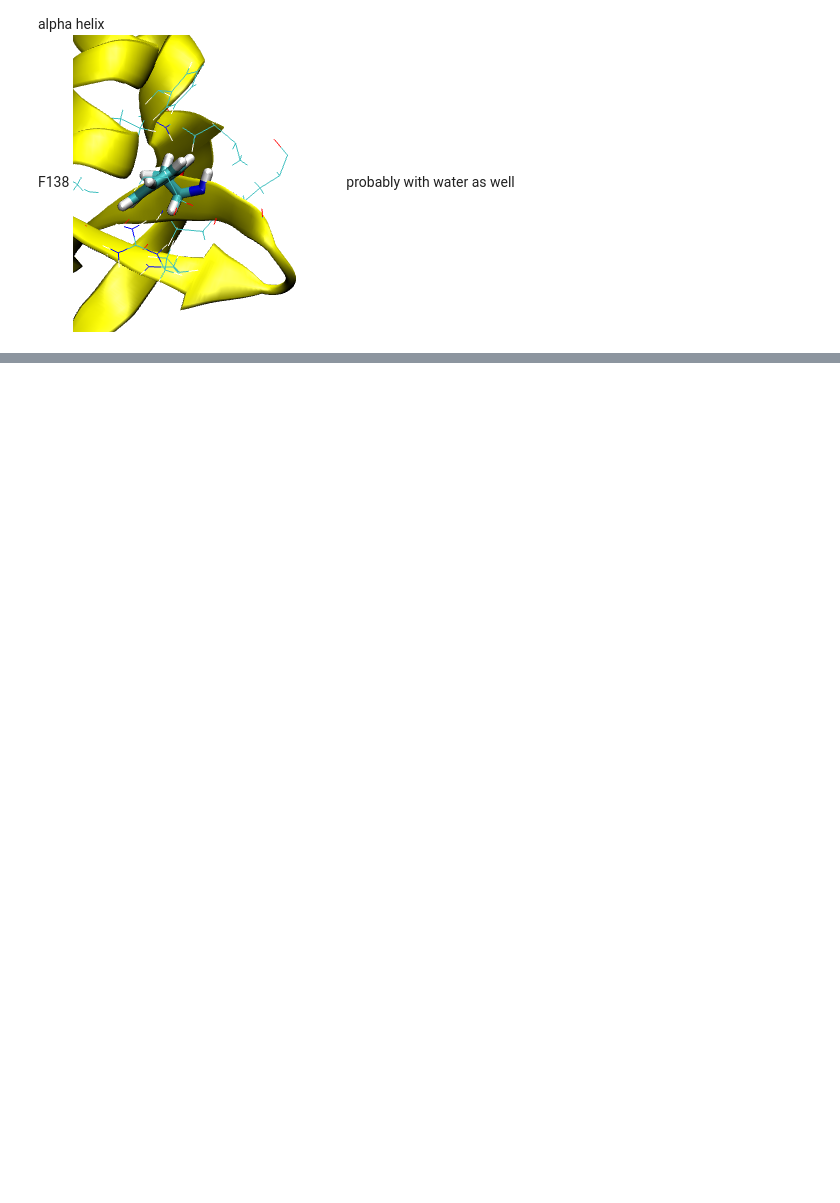
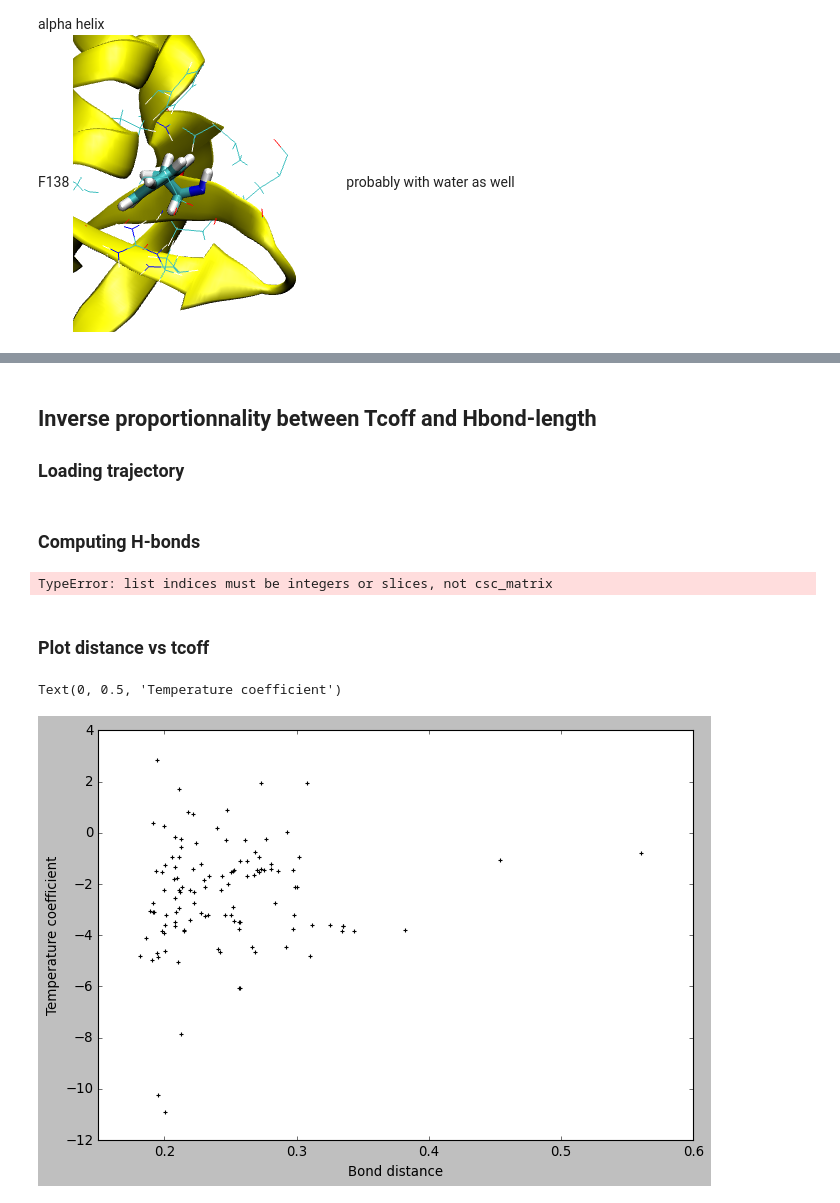
Before and after one commit to agheeraert/figures_notebook, a Jupyter notebook: Exp-results-analysis.ipynb, the cells around one changed output, grey strips where cells are left out. Saved outputs shown, nothing was run; the diff lists cells and outputs as text; code cells hidden in the pictures; blank space fills up the shorter version.

```diff
--- a/Exp-results-analysis.ipynb
+++ b/Exp-results-analysis.ipynb
@@ -67,0 +91,50 @@ water again ? Doesn't change with respect to temperature
+# %% [markdown]
+## Inverse proportionnality between Tcoff and Hbond-length
+### Loading trajectory
+# %%
+import mdtraj as md
+DD = '/media/aria/3d8d23f2-fbab-4f49-969f-cc936ae32f731/'
+topo = jn(DD, 'FRAMES', 'IGPS_TDEP', '30', 'frame_1.pdb')
+MD_DIR = jn(DD, 'MDRUNS', 'IGPS_Tdep')
+t30 = md.load(jn(MD_DIR, '30.dcd'), top=topo)
+# %% [markdown]
+### Computing H-bonds
+# %%
+hisF_stride = t30.atom_slice(t30.topology.select('resid 0 to 252'))[::2]
+hbonds = md.baker_hubbard(hisF_stride, freq=0.1, periodic=False)
+# %%
+from Bio.PDB.Polypeptide import aa1, aa3
+three2one = dict(zip(aa3, aa1))
+
+label = lambda hbond : (t30.topology.atom(hbond[1]).residue, t30.topology.atom(hbond[2]).residue)
+t2o = lambda res: three2one[res[:3]]+res[3:]
+t2o_off = lambda res: three2one[res[:3]]+str(int(res[3:])+1)
+
+amide_bonds = np.array([hbond for hbond in hbonds if hisF_stride.topology.atom(hbond[1]).name=='H'])
+donors = [t2o(str(label(bond)[0])) for bond in amide_bonds]
+backbone = np.array([t30.topology.atom(bond[2]).name for bond in amide_bonds]) == 'O'
+da_distances = md.compute_distances(t30, amide_bonds[:,[1,2]], periodic=False)
+mean_distances = np.mean(da_distances, axis=0)
+std_distances = np.std(da_distances, axis=0)
+df = pd.DataFrame({'donor': donors,
+                   'mean_distance': mean_distances,
+                   'std_distance': std_distances,
+                   'backbone': backbone})
+bonded_df = exp_tcoffs.merge(df, how='left', on='donor')
+df = df.merge(exp_tcoffs, how='left', on='donor')
+bonded_df['hydrogen_bonded']= ~np.isnan(bonded_df['mean_distance'].values)
+typa = lambda x: 'backbone' if x==True else ('non-bonded' if np.isnan(x) else 'sidechain')
+bonded_df['type'] = bonded_df['backbone'].apply(typa)
+# %% [output]
+TypeError: list indices must be integers or slices, not csc_matrix
+# %% [markdown]
+### Plot distance vs tcoff
+# %%
+fig, ax = plt.subplots(1, 1, figsize = [9.6, 6.4])
+ax.scatter(df['mean_distance'], df['tcoff'], marker='+', color='k')
+#ax.errorbar(df['mean_distance'], df['tcoff'], xerr = df['std_distance'], ls='none')
+ax.set_xlabel('Bond distance')
+ax.set_ylabel('Temperature coefficient')
+# %% [output]
+Text(0, 0.5, 'Temperature coefficient')
+[figure, added]
```
Also changed, not shown: parts of 24 cells of this notebook, 1 other file.
